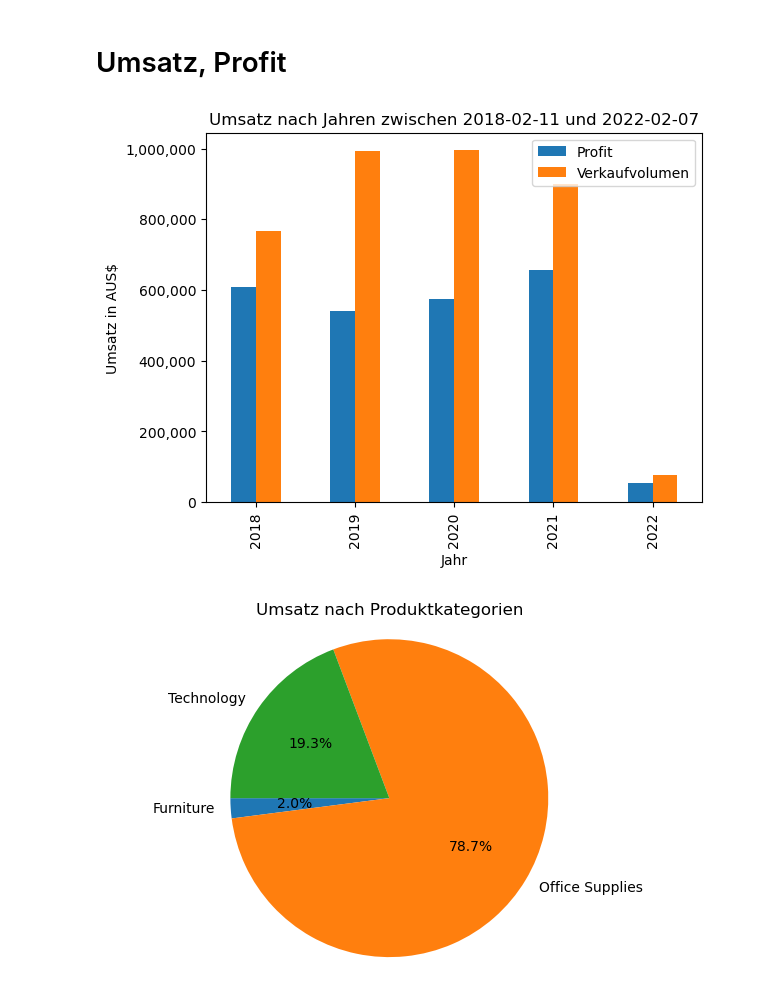
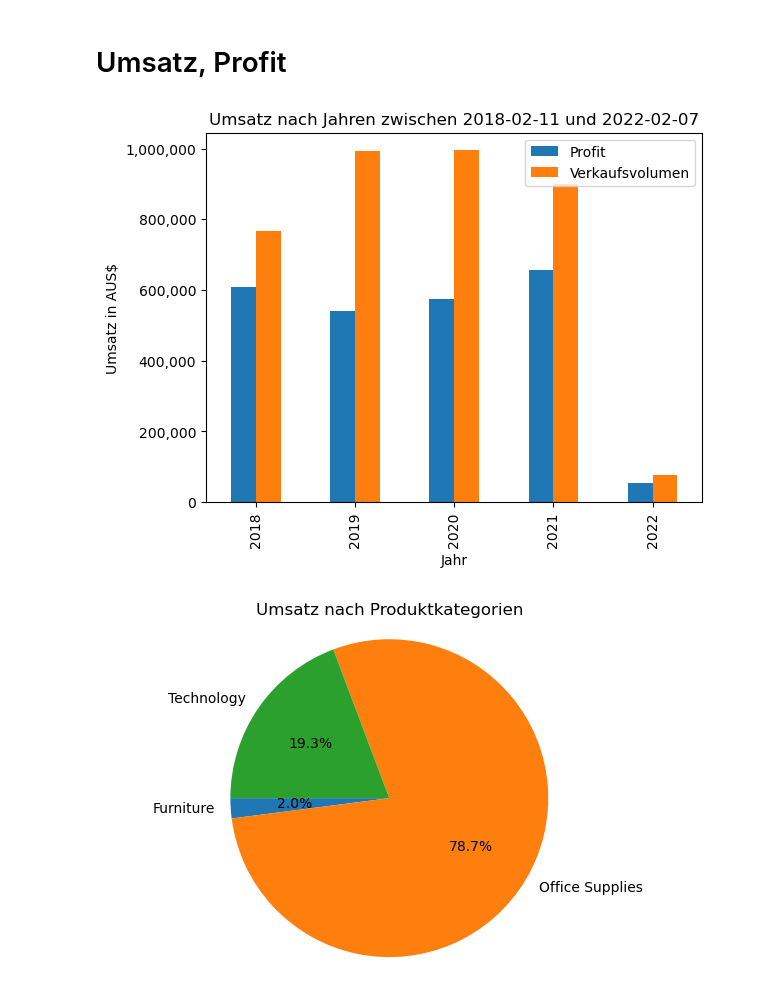
Before and after one commit to SchierleLukas/programming-for-datascience, a Jupyter notebook: notebooks/project.ipynb, the cells around one changed output. Drawn from its saved outputs; the diff is of its cells as text; code cells hidden in the pictures.

```diff
--- a/notebooks/project.ipynb
+++ b/notebooks/project.ipynb
@@ -159,0 +183,3 @@ plt.show()
+# %%
+df.insert(0, 'Unique Id', range(1, len(df) + 1))
+df.head(2)
@@ -291,24 +321,24 @@ Der Datensatz enthält Bestellungen von 2018-02-11 bis 2022-02-07
 # %%
 # Wie hoch war das Verkaufvolumen in den eizelnen Jahren?
 sales_volume = df.groupby(df['Order Date'].dt.year)['Total'].sum().round(2)
 
 df['Total Profit'] = df['Order Quantity'] * df['Profit Margin']
 profit_per_year = df.groupby(df['Order Date'].dt.year)['Total Profit'].sum().round(2)
 
-sales_and_profit_df = pd.DataFrame({'Profit': profit_per_year, 'Verkaufvolumen': sales_volume})
+sales_and_profit_df = pd.DataFrame({'Profit': profit_per_year, 'Verkaufsvolumen': sales_volume})
 
 ax = sales_and_profit_df.plot(kind='bar')
 
 plt.xlabel('Jahr')
 plt.ylabel('Umsatz in AUS$')
 plt.title(f'Umsatz nach Jahren zwischen {first_order_day} und {last_order_day}')
 
 # bessere Formatierung der y-Achsen Beschriftung
 formatter = ticker.FuncFormatter(lambda x, _: '{:,.0f}'.format(x))
 ax.yaxis.set_major_formatter(formatter)
 plt.show()
 # %% [output]
-[figure, old version]
+[figure, new version]
 # %%
 # Wie hoch ist der Anteil der Produktkategorien am Umsatz?
 revenue_by_category = df.groupby('Product Category', observed=False)['Sub Total'].sum()
```
Also changed, not shown: parts of 14 cells of this notebook.
